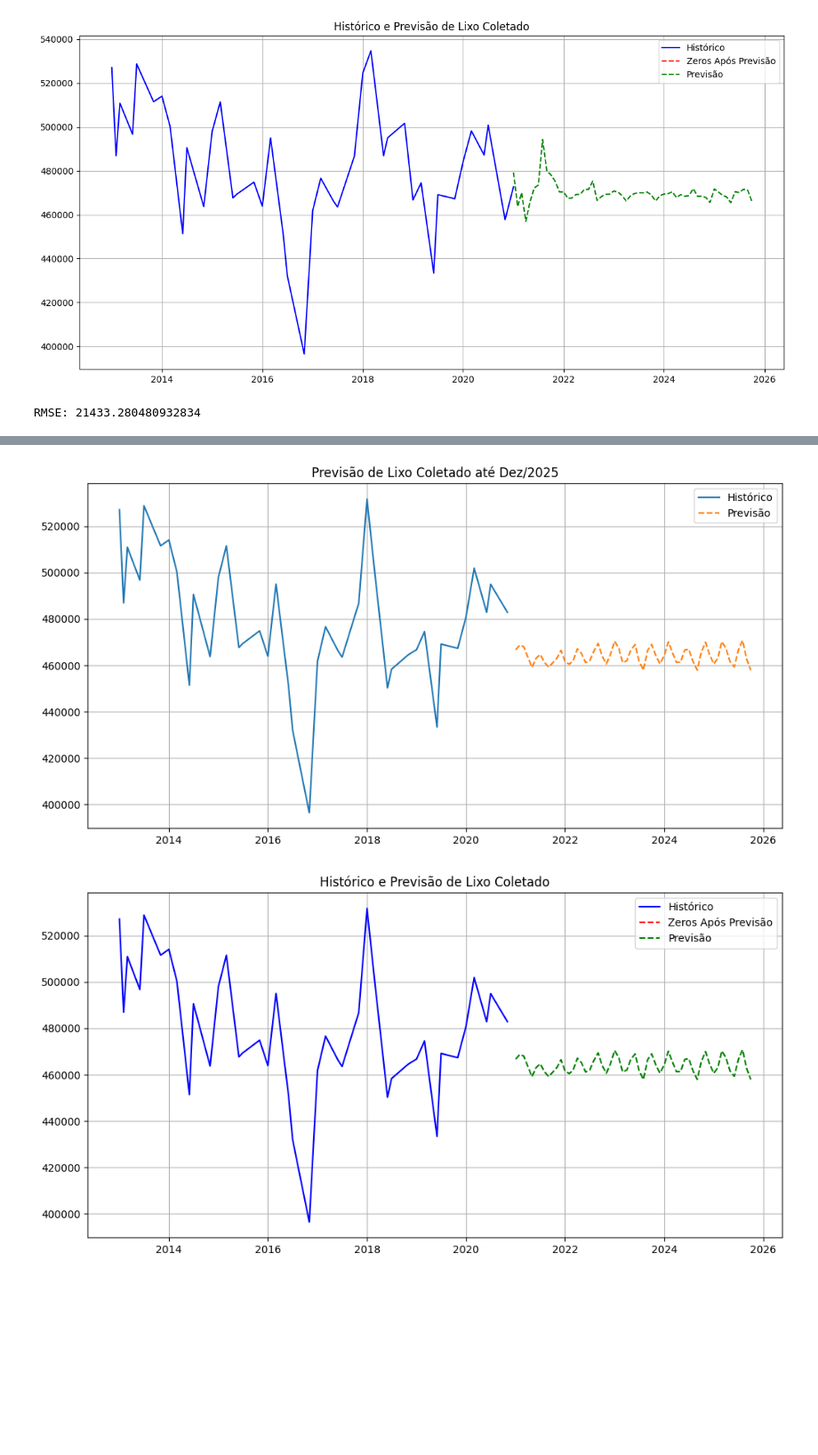
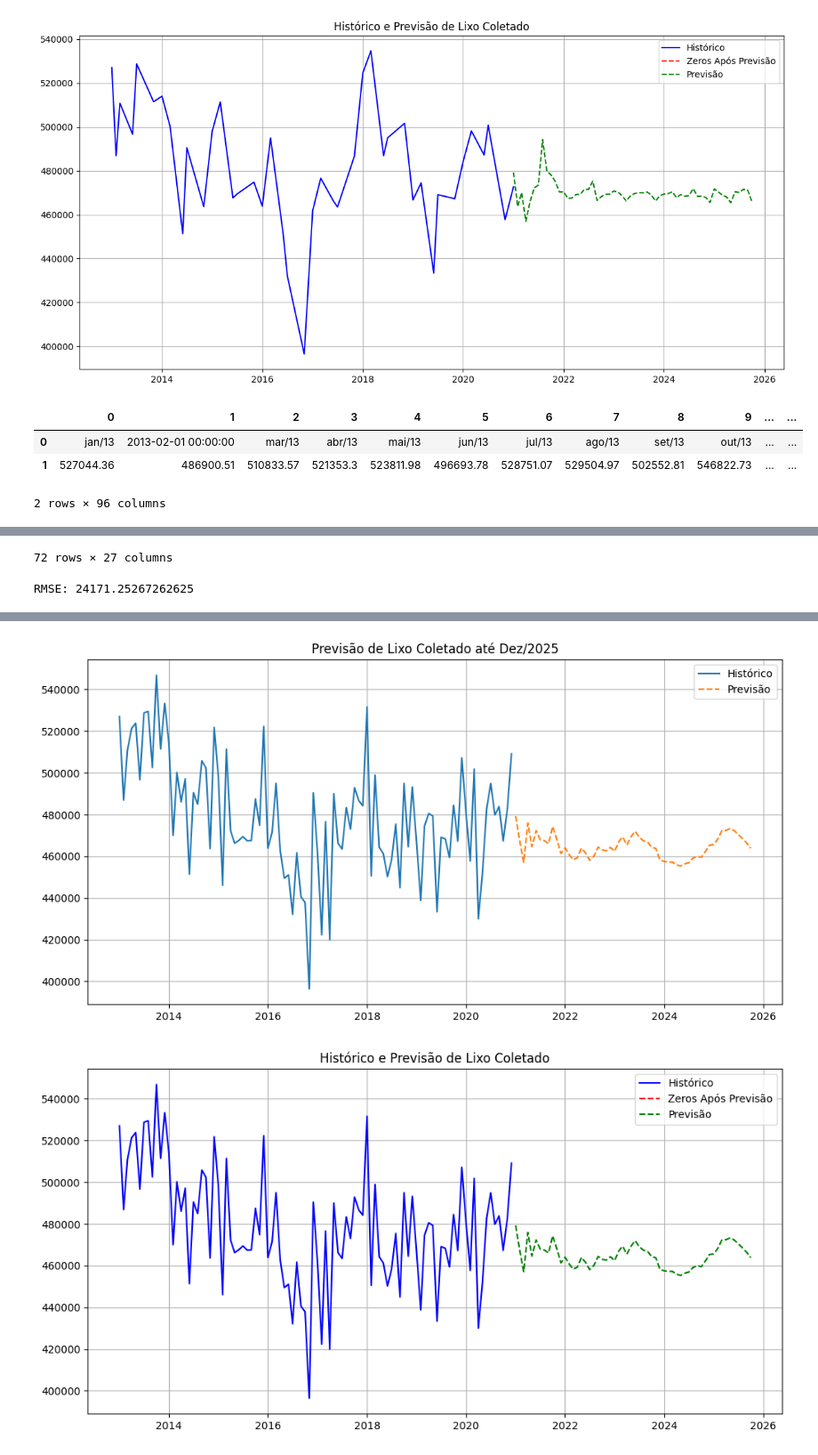
Before and after one commit to IIIgorMoura/ONG_Limpa_Brasil_EU, a Jupyter notebook: test_prophet.ipynb, the cells around one changed output, grey strips where cells are left out. Shown at 89% size. Drawn from its saved outputs; the diff is of its cells as text; code cells hidden in the pictures; blank space fills up the shorter version.

```diff
--- a/test_prophet.ipynb
+++ b/test_prophet.ipynb
@@ -193,25 +193,30 @@ from sklearn.ensemble import RandomForestRegressor
 from sklearn.metrics import mean_squared_error
 import matplotlib.pyplot as plt
 
+import locale
+
 # Carregar e preparar os dados
 df = pd.read_excel("./.streamlit/total_mensal_fixed_ESTIMATIVA.xlsx", header=None)
+display(df)
 df.columns = df.iloc[0]
 df = df.drop(index=0)
 df_transposto = df.transpose().reset_index()
 df_transposto.columns = ['mes_ano', 'y']
+locale.setlocale(locale.LC_TIME, 'pt_BR.UTF-8')
 df_transposto['ds'] = pd.to_datetime(df_transposto['mes_ano'], format='%b/%y', errors='coerce')
 df_transposto['y'] = pd.to_numeric(df_transposto['y'], errors='coerce')
 df_transposto = df_transposto.dropna(subset=['ds', 'y']).sort_values(by='ds').reset_index(drop=True)
 
 # Criar lags (valores anteriores como features)
-for lag in range(1, 13):  # 12 lags = 1 ano de histórico
+for lag in range(1, 25):  # 12 lags = 1 ano de histórico
     df_transposto[f'lag_{lag}'] = df_transposto['y'].shift(lag)
 
 # Remover as primeiras linhas com NaN (devido aos lags)
 df_model = df_transposto.dropna()
+display(df_model)
 
 # Separar em variáveis de entrada (X) e saída (y)
-X = df_model[[f'lag_{i}' for i in range(1, 13)]]
+X = df_model[[f'lag_{i}' for i in range(1, 25)]]
 y = df_model['y']
 
 # Treinar modelo (treinamento até dez/2020)
@@ -230,11 +235,11 @@ print("RMSE:", rmse)
 # Previsão futura iterativa (jan/21 a dez/25)
 import numpy as np
 
-last_known = df_model['y'].values[-12:]  # últimos 12 valores reais
+last_known = df_model['y'].values[-24:]  # últimos 12 valores reais
 future_preds = []
 
 for _ in range(58):  # 58 meses = jan/21 a dez/25
-    X_future = last_known[-12:].reshape(1, -1)
+    X_future = last_known[-24:].reshape(1, -1)
     next_pred = model.predict(X_future)[0]
     future_preds.append(next_pred)
     last_known = np.append(last_known, next_pred)
@@ -251,11 +256,6 @@ plt.title('Previsão de Lixo Coletado até Dez/2025')
 plt.legend()
 plt.grid()
 plt.show()
-
-
-
-
-
 
 # PLOT REAL
 
@@ -275,4 +275,7 @@ plt.legend()
 plt.grid()
 plt.show()
 # %% [output]
+|  | 0 | 1 | 2 | 3 | 4 | 5 | 6 | 7 | 8 | 9 | ... | ... |
+| 0 | jan/13 | 2013-02-01 00:00:00 | mar/13 | abr/13 | mai/13 | jun/13 | jul/13 | ago/13 | set/13 | out/13 | ... | ... |
+| 1 | 527044.36 | 486900.51 | 510833.57 | 521353.3 | 523811.98 | 496693.78 | 528751.07 | 529504.97 | 502552.81 | 546822.73 | ... | ... |
-RMSE: 21433.280480932834
+2 rows × 96 columns
@@ -295,0 +294,2 @@ RMSE: 21433.280480932834
+72 rows × 27 columns
+RMSE: 24171.25267262625
@@ -296,2 +313,2 @@ RMSE: 21433.280480932834
-[figure, old version]
+[figure, new version]
-[figure, old version]
+[figure, new version]
```
Also changed, not shown: parts of 6 cells of this notebook, 1 other file.
